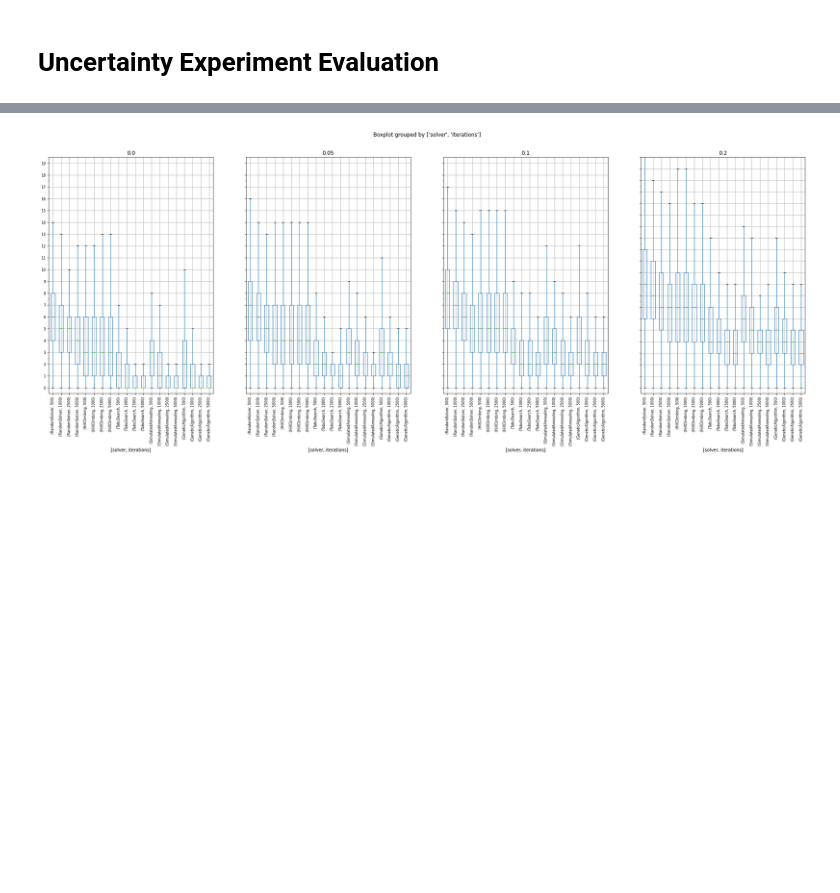
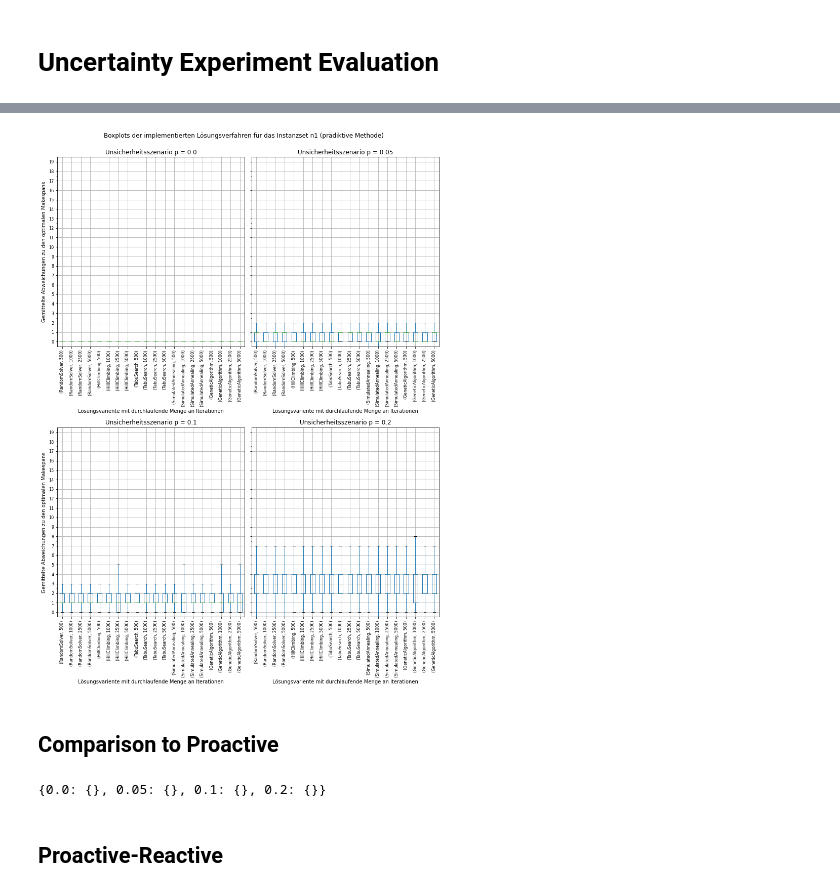
Before and after one commit to ReneKB/mrcpsp-framework, a Jupyter notebook: evaluation/uncertainty.ipynb, the cells around one changed output, grey strips where cells are left out. Drawn from its saved outputs; the diff is of its cells as text; code cells hidden in the pictures; blank space fills up the shorter version.

```diff
--- a/evaluation/uncertainty.ipynb
+++ b/evaluation/uncertainty.ipynb
@@ -19,0 +36,3 @@ NameError: name 'file' is not defined
+# %%
+df_grouped_proactive = df_proactive_frame.groupby(['uncertainty_percentage'])
+df_grouped_proactive_solver_iterations = df_proactive_frame.groupby(['uncertainty_percentage', 'solver', 'iterations'])['makespan_uncertainty_std']
@@ -19,0 +97,13 @@ NameError: name 'file' is not defined
+# %%
+# plt.title("Boxplots der implementierten Lösungsverfahren für das Instanzset n1 (proaktive Methode)")
+boxplot = df_grouped_proactive.boxplot(column="makespan_uncertainty_std", by=['solver', 'iterations'], showfliers=False, rot=90, fontsize=8, figsize=(11, 15))
+plt.ylim(-0.5, 19.5)
+plt.yticks(np.arange(0, 19.5, step=1))
+plt.tight_layout()
+plt.suptitle("Boxplots der implementierten Lösungsverfahren für das Instanzset n1 (proaktive Methode)", y=1.02)
+
+for i, v in boxplot.items():
+    boxplot[i].set_title("Unsicherheitsszenario p = " + boxplot[i].get_title())
+    boxplot[i].set_xlabel("Lösungsvariente mit durchlaufende Menge an Iterationen")
+    boxplot[i].set_ylabel("Gemittelte Abweichungen zu den optimalen Makespans")
+plt.show()
@@ -19,0 +114,8 @@ NameError: name 'file' is not defined
+# %%
+df_predictive_frame = pd.read_csv(file_predictive).drop(['robustness', 'robustness_uncertainty', 'robustness_measure'], axis=1)
+df_predictive_frame['makespan_std'] = df_predictive_frame['makespan'] - df_predictive_frame['makespan-optimum']
+df_predictive_frame['makespan_uncertainty_std'] = df_predictive_frame['makespan_uncertainty'] - df_predictive_frame['makespan-optimum']
+df_predictive_frame['makespan_uncertainty_baseline_delay'] = df_predictive_frame['makespan_uncertainty_std'] - df_predictive_frame['makespan_std']
+list_ordering = {"RandomSolver": 0, "HillClimbing": 1, "TabuSearch": 2, "SimulatedAnnealing": 3, "GeneticAlgorithm": 4}
+df_predictive_frame["solver"] = pd.Categorical(df_predictive_frame["solver"], categories=list_ordering)
+df_predictive_frame.head(20)
@@ -19,0 +140,3 @@ NameError: name 'file' is not defined
+# %%
+df_grouped_predictive = df_predictive_frame.groupby(['uncertainty_percentage'])
+df_grouped_predictive_solver_iterations = df_predictive_frame.groupby(['uncertainty_percentage', 'solver', 'iterations'])['makespan_uncertainty_std']
@@ -33,7 +203,18 @@ KruskalResult(statistic=616076.9334072829, pvalue=0.0)
 # %%
-boxplot = df_grouped.boxplot(column="makespan_uncertainty_std", by=['solver', 'iterations'], showfliers=False, rot=90, fontsize=8, figsize=(30, 10), layout=(1, 4))
+boxplot = df_grouped_predictive.boxplot(column="makespan_uncertainty_baseline_delay", by=['solver', 'iterations'], showfliers=False, rot=90, fontsize=8, figsize=(11, 15))
+
 plt.ylim(-0.5, 19.5)
-plt.yticks(np.arange(0, 20.5, step=1))
-plt.show()
+plt.yticks(np.arange(0, 19.5, step=1))
+plt.tight_layout()
+plt.suptitle("Boxplots der implementierten Lösungsverfahren für das Instanzset n1 (prädiktive Methode)", y=1.02)
+
+for i, v in boxplot.items():
+    boxplot[i].set_title("Unsicherheitsszenario p = " + boxplot[i].get_title())
+    boxplot[i].set_xlabel("Lösungsvariente mit durchlaufende Menge an Iterationen")
+    boxplot[i].set_ylabel("Gemittelte Abweichungen zu den optimalen Makespans")
+
+boxplot[0].get_figure().show()
 # %% [output]
-[figure, old version]
+[figure, new version]
+# %% [markdown]
+## Comparison to Proactive
@@ -39,0 +244,6 @@ plt.show()
+# %%
+results_test
+# %% [output]
+{0.0: {}, 0.05: {}, 0.1: {}, 0.2: {}}
+# %% [markdown]
+## Proactive-Reactive
```
Also changed, not shown: parts of 20 cells of this notebook, 2 other files.
